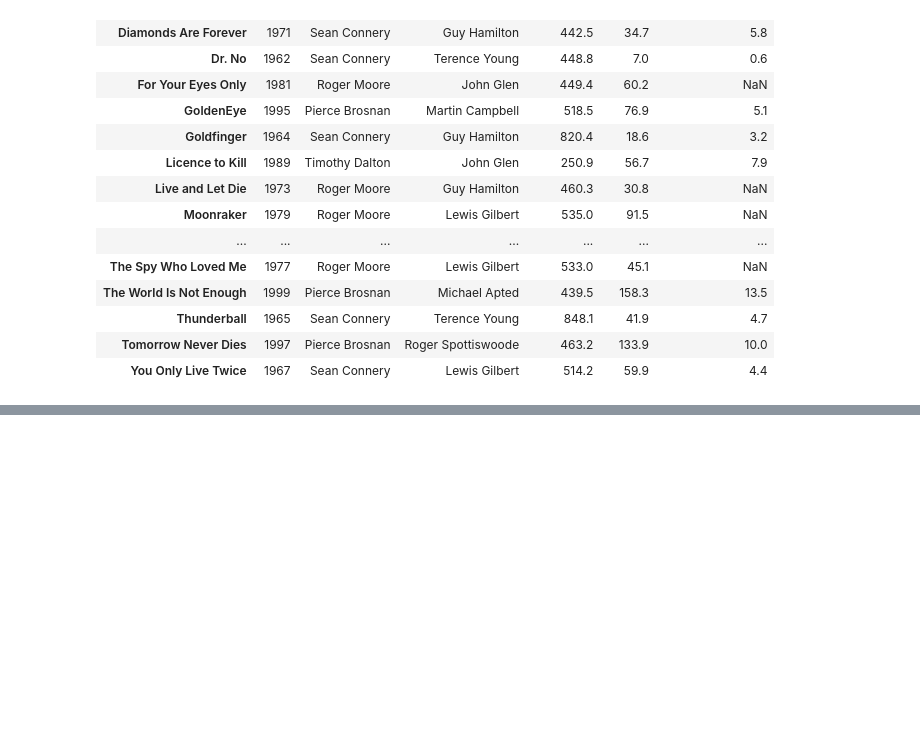
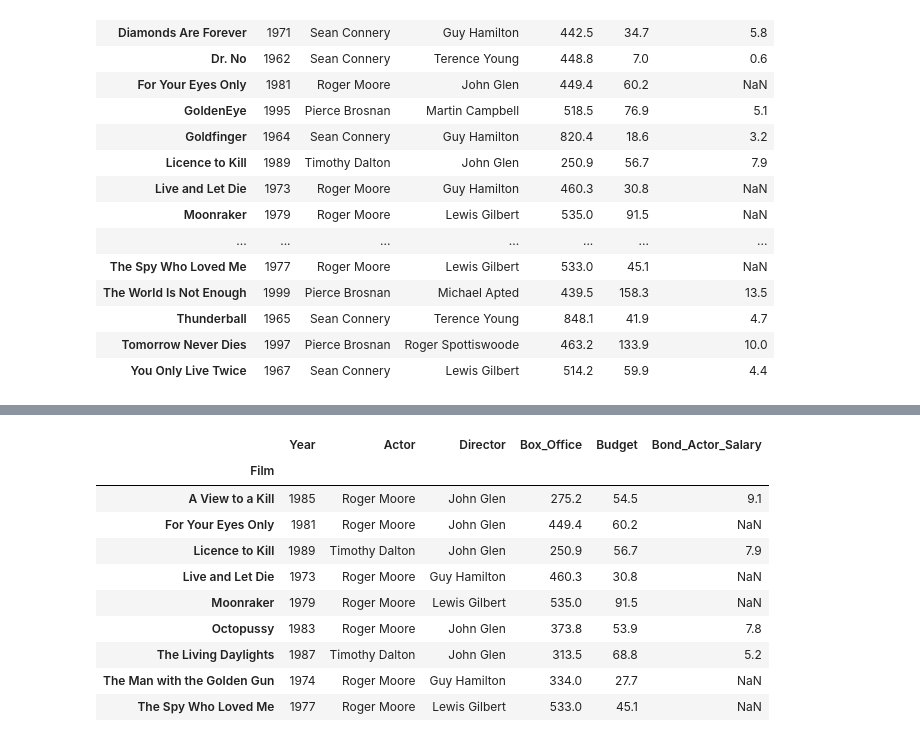
Before and after one commit to YoheiKo/DA_with_pandas_udemy, a Jupyter notebook: Dataframe3.ipynb, the cells around one changed output, grey strips where cells are left out. Saved outputs shown, nothing was run; the diff lists cells and outputs as text; code cells hidden in the pictures; blank space fills up the shorter version.

```diff
--- a/Dataframe3.ipynb
+++ b/Dataframe3.ipynb
@@ -841,0 +1232,5 @@ bond.drop(["A View to a Kill", "Die Another Day", "From Russia with Love"]) # If
+# %%
+import pandas as pd
+bond = pd.read_csv("jamesbond.csv", index_col = "Film")
+bond.sort_index(inplace = True)
+bond.head()
@@ -841,0 +1241,2 @@ bond.drop(["A View to a Kill", "Die Another Day", "From Russia with Love"]) # If
+# %%
+bond.columns = [column_name.replace(" ","_") for column_name in bond.columns]  # replace "(spaces)" with "_(under bar)"
@@ -841,0 +1278,14 @@ bond.drop(["A View to a Kill", "Die Another Day", "From Russia with Love"]) # If
+# %%
+bond.query('Actor == "Roger Moore" or Director == "John Glen"')
+# %% [output]
+|  | Year | Actor | Director | Box_Office | Budget | Bond_Actor_Salary |
+| Film |  |  |  |  |  |  |
+| A View to a Kill | 1985 | Roger Moore | John Glen | 275.2 | 54.5 | 9.1 |
+| For Your Eyes Only | 1981 | Roger Moore | John Glen | 449.4 | 60.2 | NaN |
+| Licence to Kill | 1989 | Timothy Dalton | John Glen | 250.9 | 56.7 | 7.9 |
+| Live and Let Die | 1973 | Roger Moore | Guy Hamilton | 460.3 | 30.8 | NaN |
+| Moonraker | 1979 | Roger Moore | Lewis Gilbert | 535.0 | 91.5 | NaN |
+| Octopussy | 1983 | Roger Moore | John Glen | 373.8 | 53.9 | 7.8 |
+| The Living Daylights | 1987 | Timothy Dalton | John Glen | 313.5 | 68.8 | 5.2 |
+| The Man with the Golden Gun | 1974 | Roger Moore | Guy Hamilton | 334.0 | 27.7 | NaN |
+| The Spy Who Loved Me | 1977 | Roger Moore | Lewis Gilbert | 533.0 | 45.1 | NaN |
```
Also changed, not shown: parts of 71 cells of this notebook.
